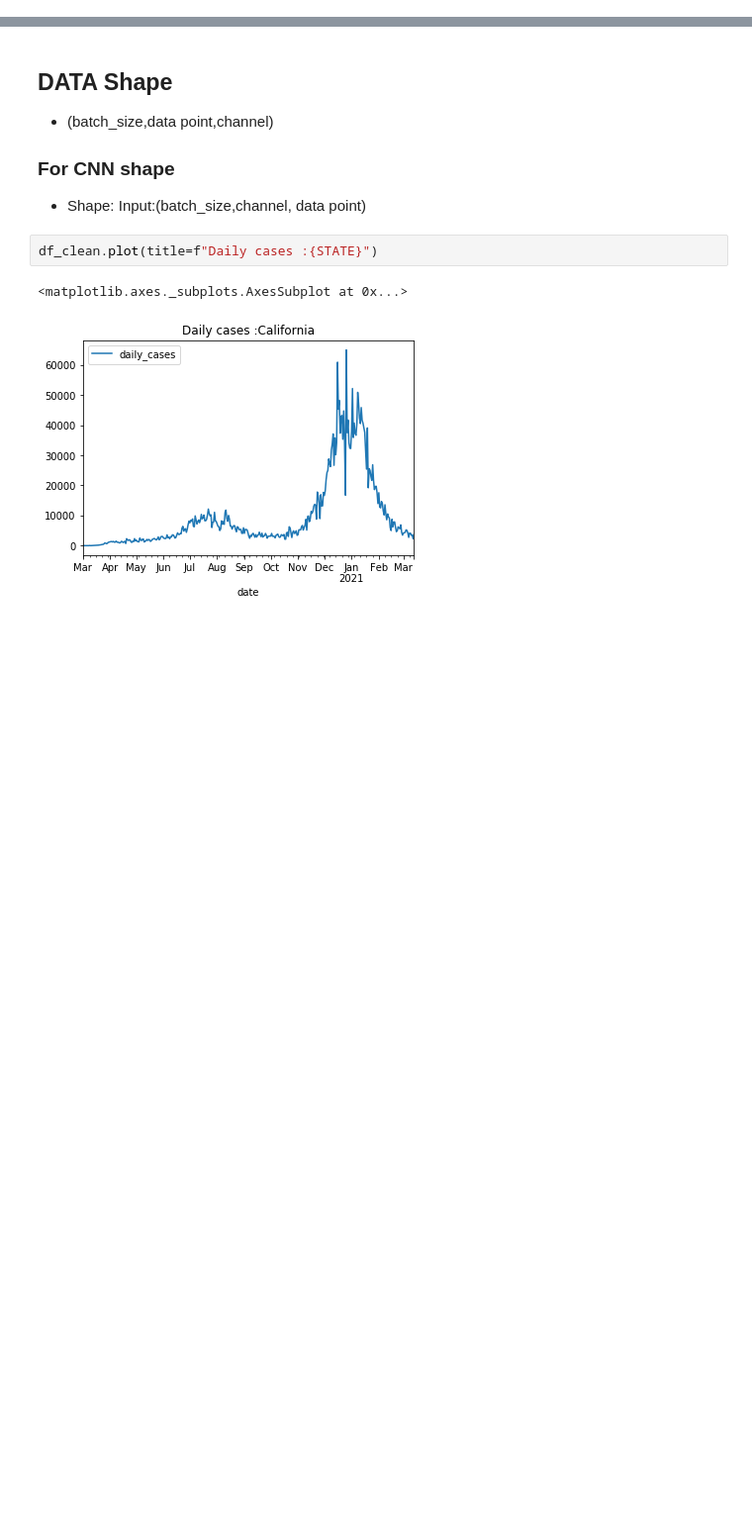
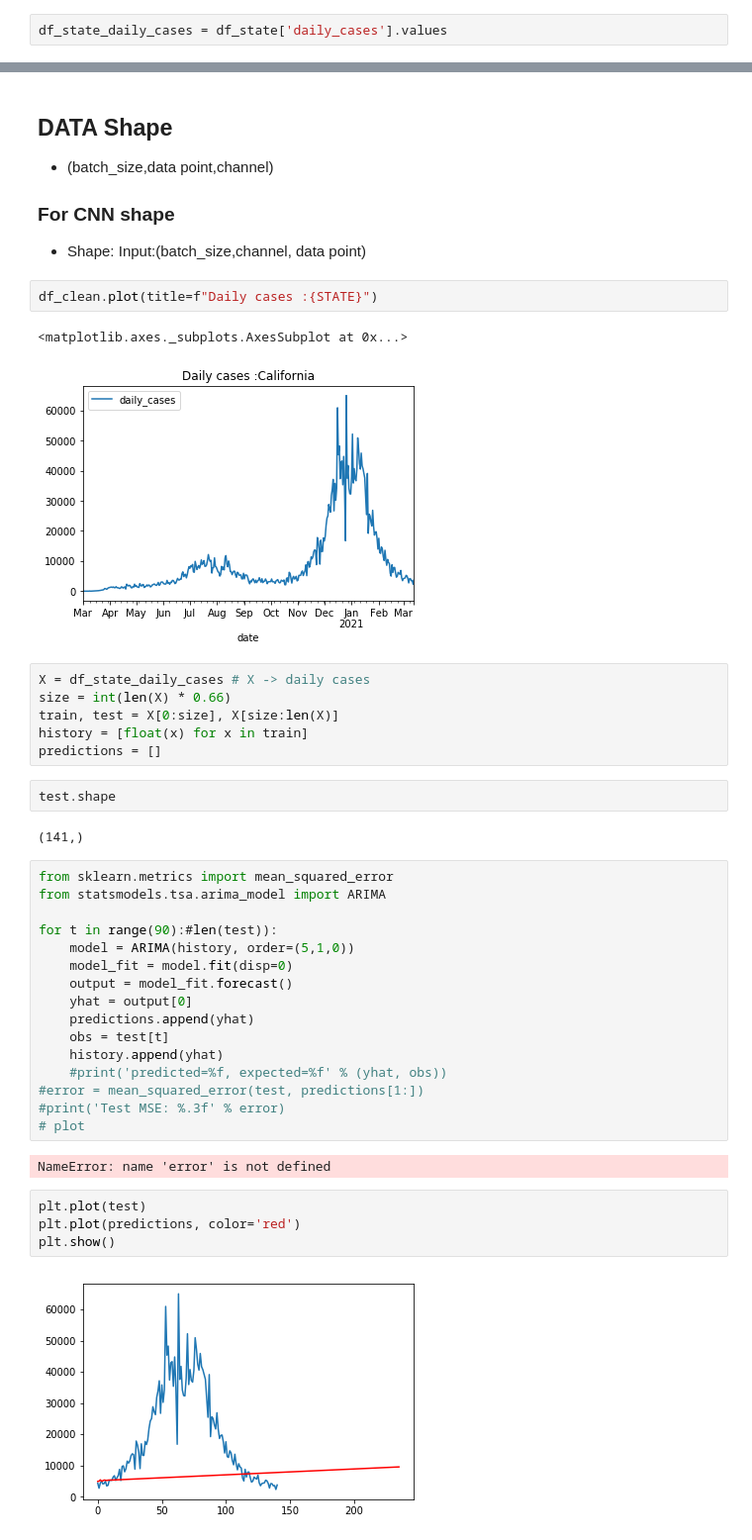
Before and after one commit to sitiporn/Covid-19-daily-cases-prediction-in-USA, a Jupyter notebook: 1.1_Arima_California.ipynb, the cells around one changed output, grey strips where cells are left out. Shown at 99% size. Drawn from its saved outputs; the diff is of its cells as text; blank space fills up the shorter version.

Commit message:
update prediction chart prediction

```diff
--- a/1.1_Arima_California.ipynb
+++ b/1.1_Arima_California.ipynb
@@ -237,0 +251,2 @@ df_state_clean.shape
+# %%
+df_state_daily_cases = df_state['daily_cases'].values
@@ -247,3 +265,37 @@ df_clean.plot(title=f"Daily cases :{STATE}")
 # %% [output]
 <matplotlib.axes._subplots.AxesSubplot at 0x...>
 [figure]
+# %%
+X = df_state_daily_cases # X -> daily cases
+size = int(len(X) * 0.66)
+train, test = X[0:size], X[size:len(X)]
+history = [float(x) for x in train]
+predictions = []
+# %%
+test.shape
+# %% [output]
+(141,)
+# %%
+from sklearn.metrics import mean_squared_error
+from statsmodels.tsa.arima_model import ARIMA
+
+for t in range(90):#len(test)):
+    model = ARIMA(history, order=(5,1,0))
+    model_fit = model.fit(disp=0)
+    output = model_fit.forecast()
+    yhat = output[0]
+    predictions.append(yhat)
+    obs = test[t]
+    history.append(yhat)
+    #print('predicted=%f, expected=%f' % (yhat, obs))
+#error = mean_squared_error(test, predictions[1:])
+#print('Test MSE: %.3f' % error)
+# plot
+# %% [output]
+NameError: name 'error' is not defined
+# %%
+plt.plot(test)
+plt.plot(predictions, color='red')
+plt.show()
+# %% [output]
+[figure, added]
```
Also changed, not shown: parts of 3 cells of this notebook, 11 other files.
